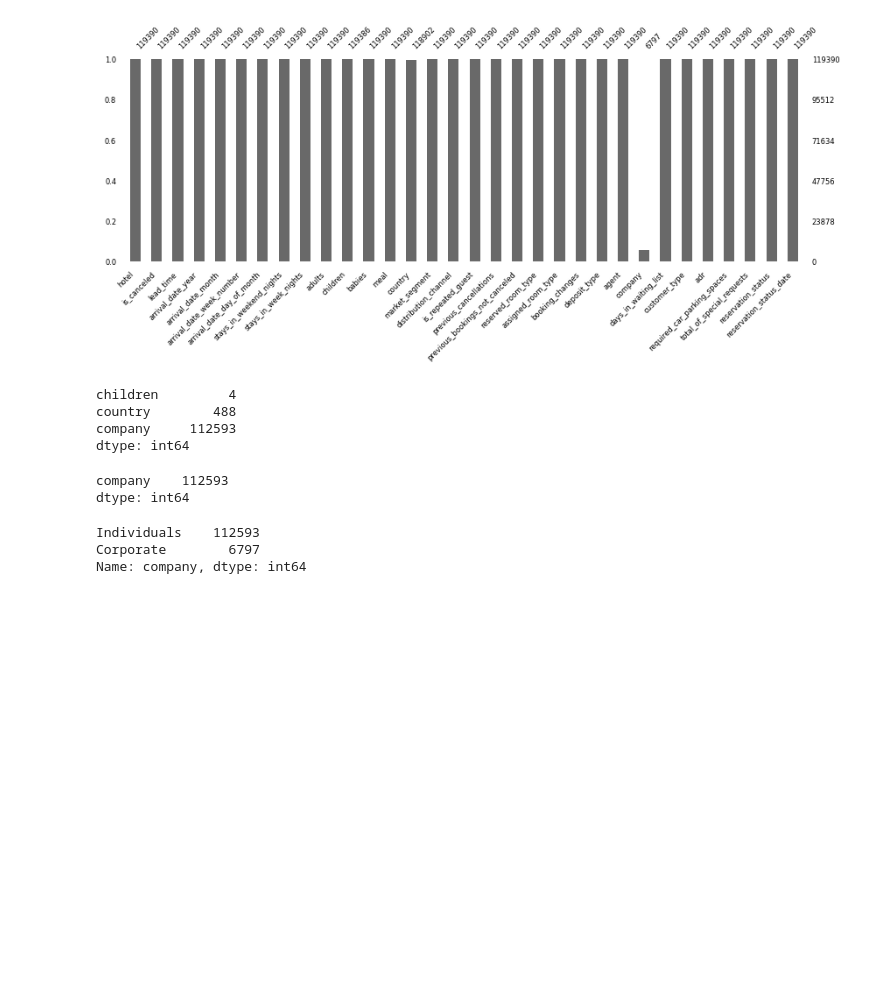
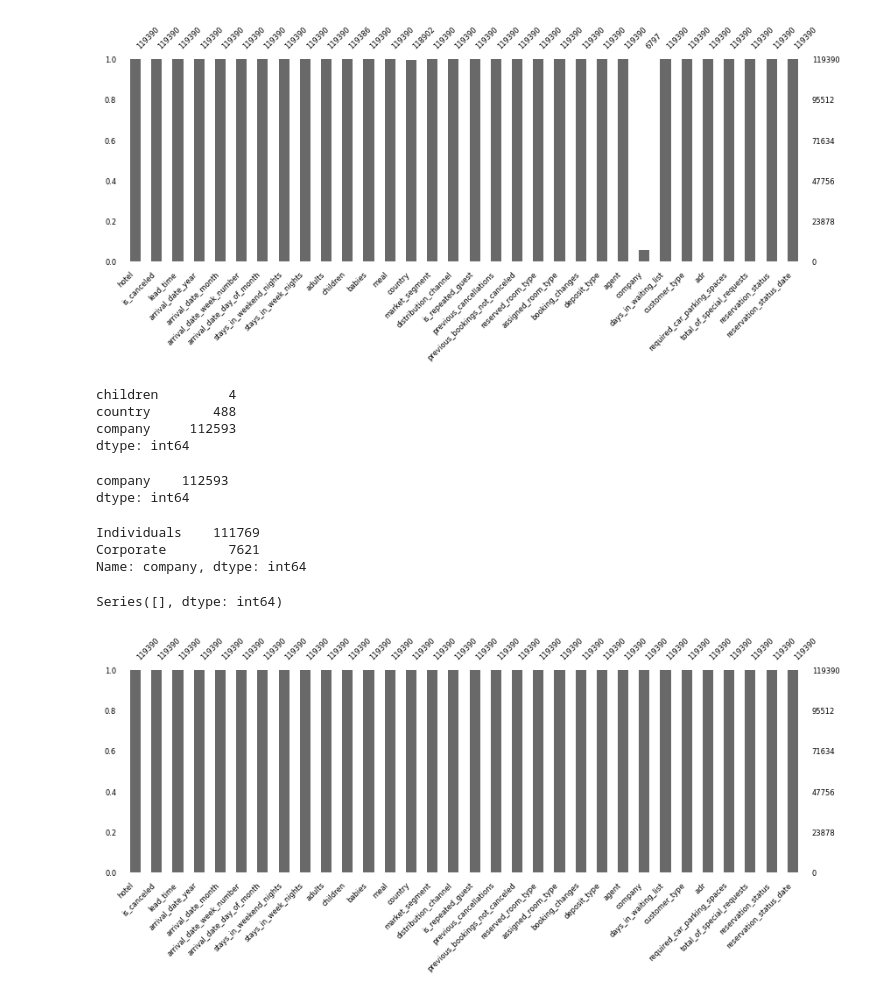
Before and after one commit to TheDandyCodes/TFG-ADE, a Jupyter notebook: EDA_booking_v2.ipynb, the cells around one changed output. Saved outputs shown, nothing was run; the diff lists cells and outputs as text; code cells hidden in the pictures; blank space fills up the shorter version.

```diff
--- a/EDA_booking_v2.ipynb
+++ b/EDA_booking_v2.ipynb
@@ -99,7 +99,7 @@ df.isnull().sum()[df.isnull().sum()>0]
 company    112593
 dtype: int64
 # %%
-df.loc[(df.market_segment == 'Corporate') | (df.distribution_channel == 'Corporate') & (df.company.isnull() == True), 'Company'] = 'Corporate'
+df.loc[(df.market_segment == 'Corporate') | (df.distribution_channel == 'Corporate') & (df.company.isnull() == True), 'company'] = 'Corporate'
 # %%
 df.company.fillna('Individuals', inplace=True)
 # %%
@@ -108,6 +108,13 @@ df.loc[(df.company.isnull() == False) & (
 # %%
 df.company.value_counts()
 # %% [output]
-Individuals    112593
-Corporate        6797
+Individuals    111769
+Corporate        7621
 Name: company, dtype: int64
+# %%
+msn.bar(df, figsize=(10,3), fontsize=6)
+plt.show
+df.isnull().sum()[df.isnull().sum()>0]
+# %% [output]
+Series([], dtype: int64)
+[figure, added]
```
